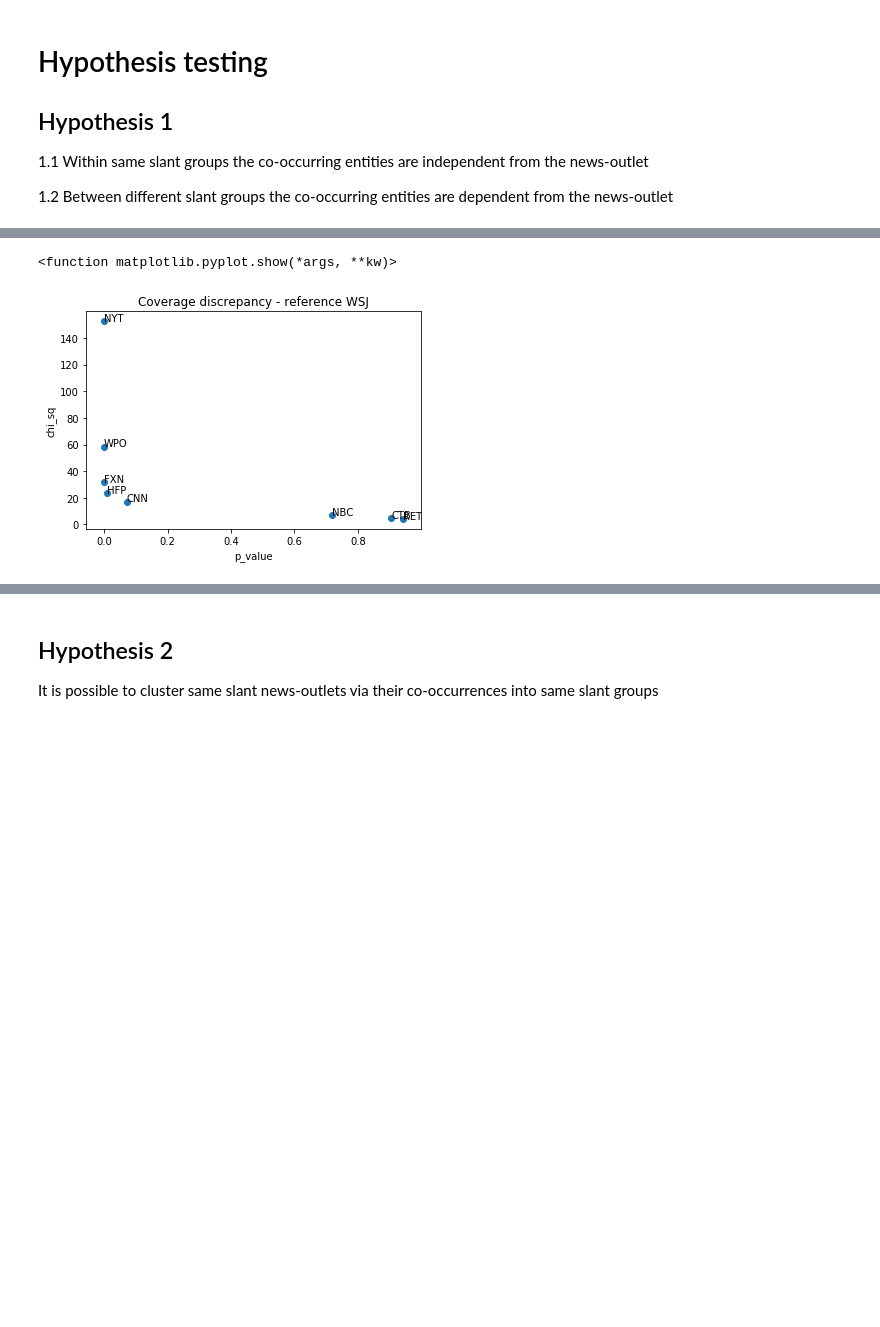
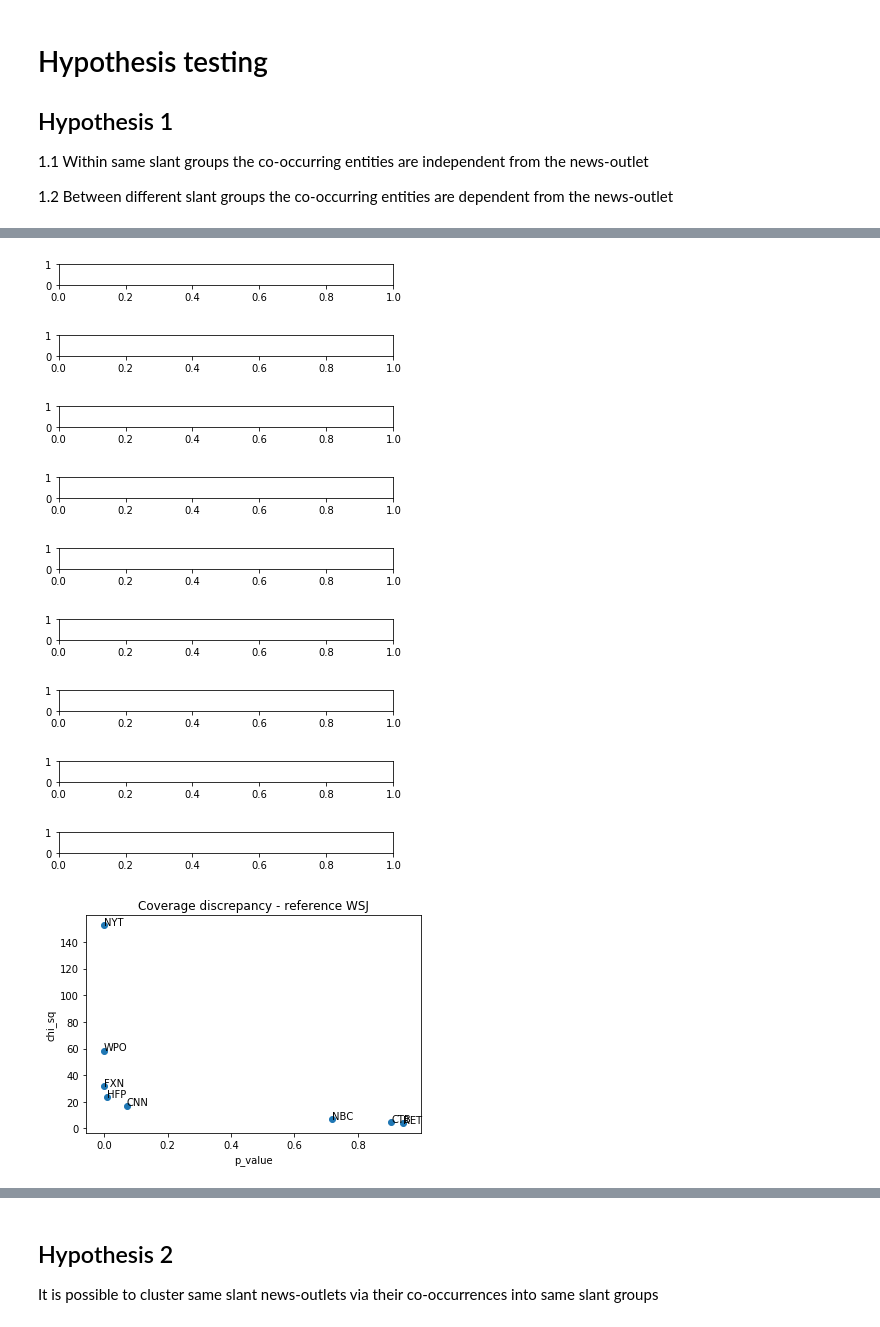
Before and after one commit to the-banandit/OmissionOrCommission, a Jupyter notebook: compareNews.ipynb, the cells around one changed output, grey strips where cells are left out. Cells and saved outputs as stored; diff of their text form; code cells hidden in the pictures; blank space fills up the shorter version.

```diff
--- a/compareNews.ipynb
+++ b/compareNews.ipynb
@@ -1005,15 +1005,3 @@ df
 | 70 | WSJ-RET | 4.118865 | 9.418255e-01 |
 | 71 | WSJ-WPO | 58.513355 | 6.918731e-09 |
 [interactive output not drawn]
-# %%
-fig, ax = plt.subplots()
-ax.scatter(df.p_value, df.chi_sq)
-
-for i, txt in enumerate(df.combination):
-    ax.annotate(txt, (df.p_value[i], df.chi_sq[i]))
-
-plt.xlabel("p_value")
-plt.ylabel("chi_sq")
-plt.title("Coverage discrepancy")
-fig = plt.figure(figsize=(180, 160), dpi=80, facecolor="w", edgecolor="k")
-plt.show()
@@ -1023,0 +1008,8 @@ plt.show()
+# %%
+df["reference"] = 1
+df["comparison"] = 1
+df["ones"] = 1
+for i in range(len(df)):
+    df.reference[i] = df.combination[i][:3]
+    df.comparison[i] = df.combination[i][-3:]
+df
@@ -1024,25 +1046,33 @@ plt.show()
 # %%
 # split df into list and reset indices
 df_list = [df.loc[i : i + 8 - 1, :] for i in range(0, len(df), 8)]
 for df_single in df_list:
     df_single = df_single.reset_index(drop=True, inplace=True)
 
 
 for i in range(len(df_list)):
     # fig, ax = plt.subplots()
     plt.subplot(len(df_list), 1, i + 1)
-    ax = plt.subplot()
+    fig, ax = plt.subplots()
     plt.scatter(df_list[i].p_value, df_list[i].chi_sq)
 
     for j, txt in enumerate(df_list[i].combination):
         ax.annotate(txt[-3:], (df_list[i].p_value[j], df_list[i].chi_sq[j]))
 
     plt.xlabel("p_value")
     plt.ylabel("chi_sq")
     plt.title("Coverage discrepancy - reference " + str(df_list[i].combination[0][:3]))
 
-plt.show
+plt.show()
 # %% [output]
-<function matplotlib.pyplot.show(*args, **kw)>
-[figure, old version]
+[figure, new version]
+[figure, added]
+[figure, added]
+[figure, added]
+[figure, added]
+[figure, added]
+[figure, added]
+[figure, added]
+[figure, added]
+[figure, added]
 [interactive output not drawn]
```
Also changed, not shown: parts of 8 cells of this notebook.
